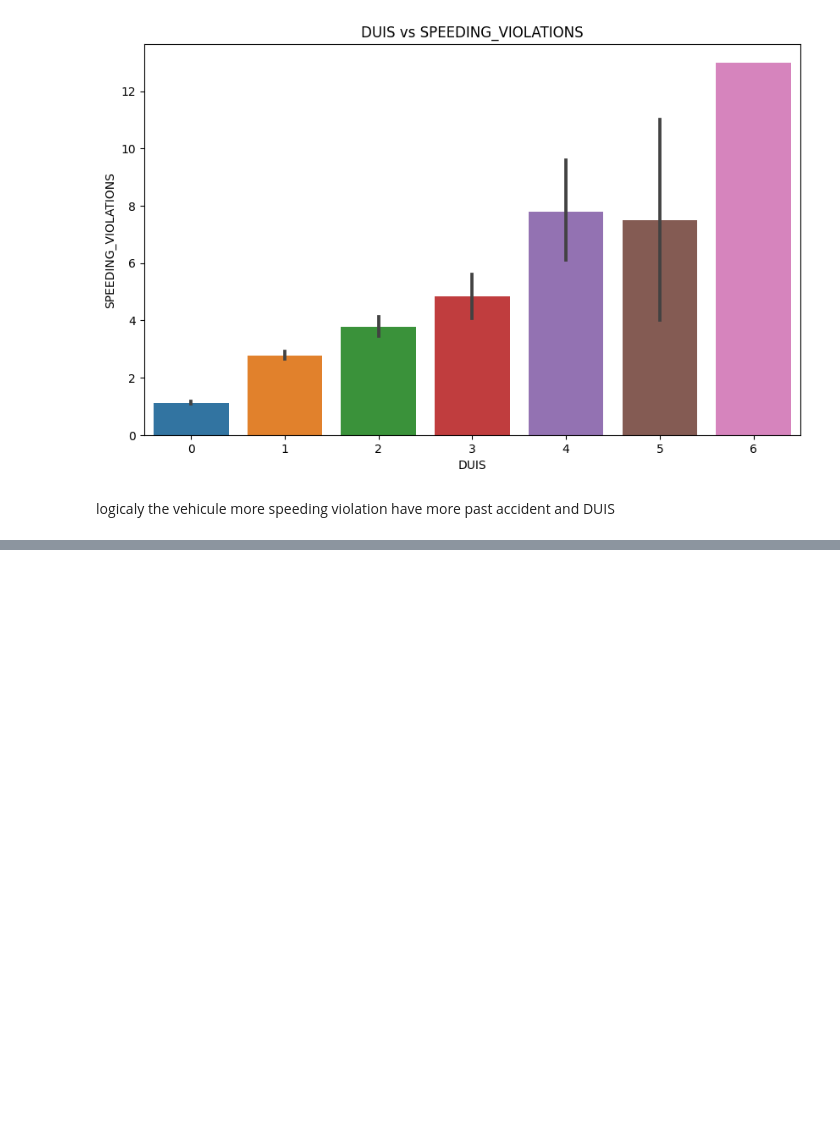
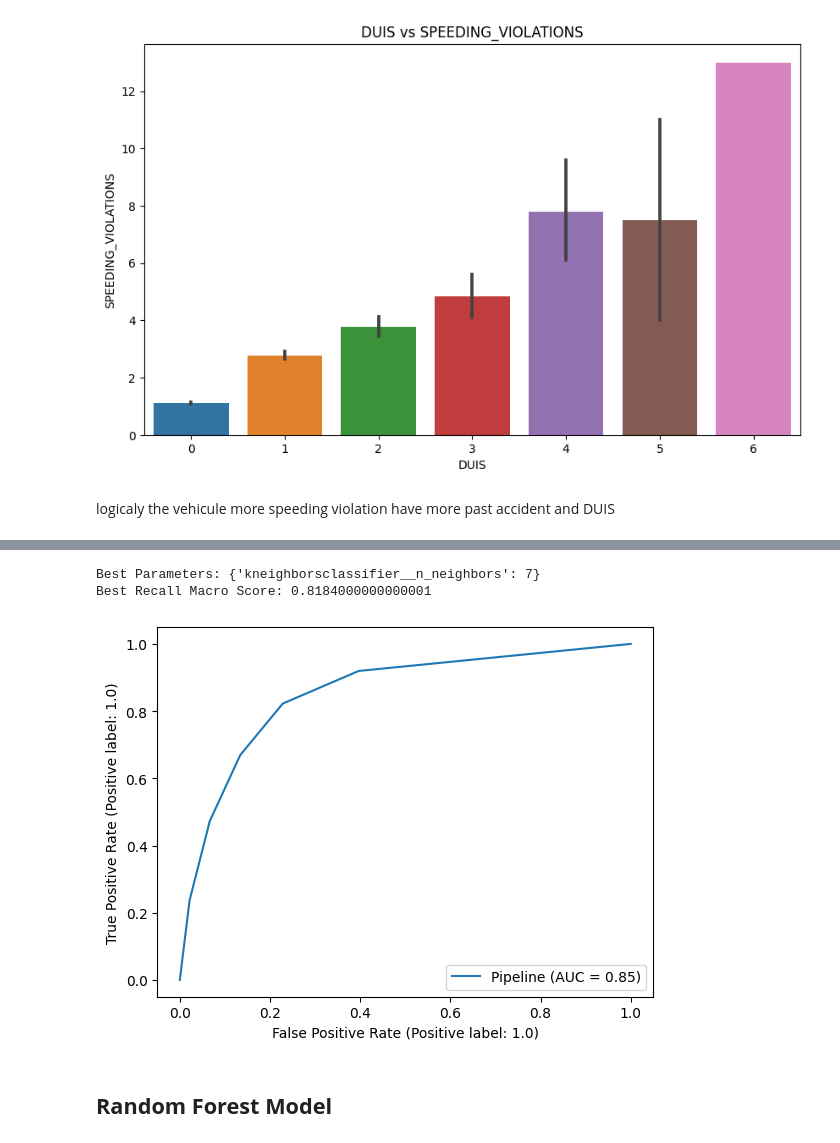
Before and after one commit to Lidivinekeng/-insurance-outcome-Project-02, a Jupyter notebook: project_02_insurance_Lidivine_Kengne_.ipynb, the cells around one changed output, grey strips where cells are left out. Cells and saved outputs as stored; diff of their text form; code cells hidden in the pictures; blank space fills up the shorter version.

```diff
--- a/project_02_insurance_Lidivine_Kengne_.ipynb
+++ b/project_02_insurance_Lidivine_Kengne_.ipynb
@@ -2061,0 +2509,17 @@ logicaly the vehicule more speeding violation have more past accident and DUIS
+# %%
+# Get the best parameters and best score
+best_params = gs.best_params_
+best_score = gs.best_score_
+
+print("Best Parameters:", best_params)
+print("Best Recall Macro Score:", best_score)
+# %% [output]
+Best Parameters: {'kneighborsclassifier__n_neighbors': 7}
+Best Recall Macro Score: 0.8184000000000001
+# %%
+## Display the ROC Curve
+RocCurveDisplay.from_estimator(knn_pipe, X_test, y_test);
+# %% [output]
+[figure, added]
+# %% [markdown]
+## **Random Forest Model**
```
Also changed, not shown: parts of 88 cells of this notebook.
